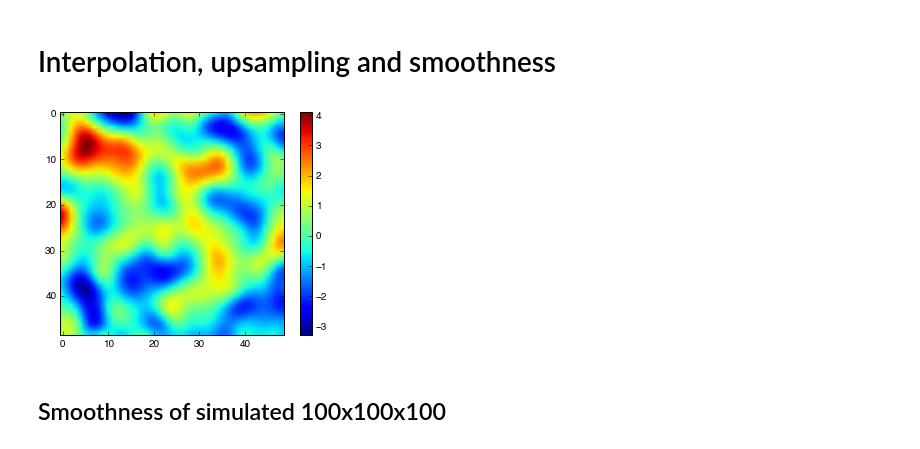
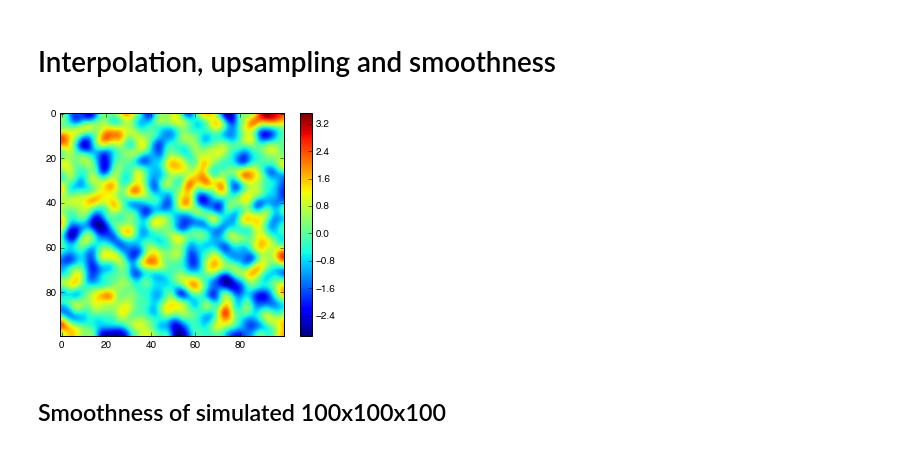
Before and after one commit to jokedurnez/RandomNotes, a Jupyter notebook: InterpolationAndSmoothness.ipynb, the cells around one changed output. Cells and saved outputs as stored; diff of their text form; code cells hidden in the pictures.

```diff
--- a/InterpolationAndSmoothness.ipynb
+++ b/InterpolationAndSmoothness.ipynb
@@ -25,11 +25,11 @@ data = surrogate_3d_dataset(n_subj=1,sk=smooth_sd,shape=(100,100,100),noise_leve
 mask = np.ones([100,100,100])
 # %%
 plt.figure(figsize=(6,4))
-plt.imshow(data[1:50,1:50,1])
+plt.imshow(data[:,:,50])
 plt.colorbar()
 plt.show()
 # %% [output]
-[figure, old version]
+[figure, new version]
 # %%
 img=nib.Nifti1Image(data,np.eye(4))
 img.to_filename("temp.nii.gz")
```
Also changed, not shown: parts of 3 cells of this notebook.
